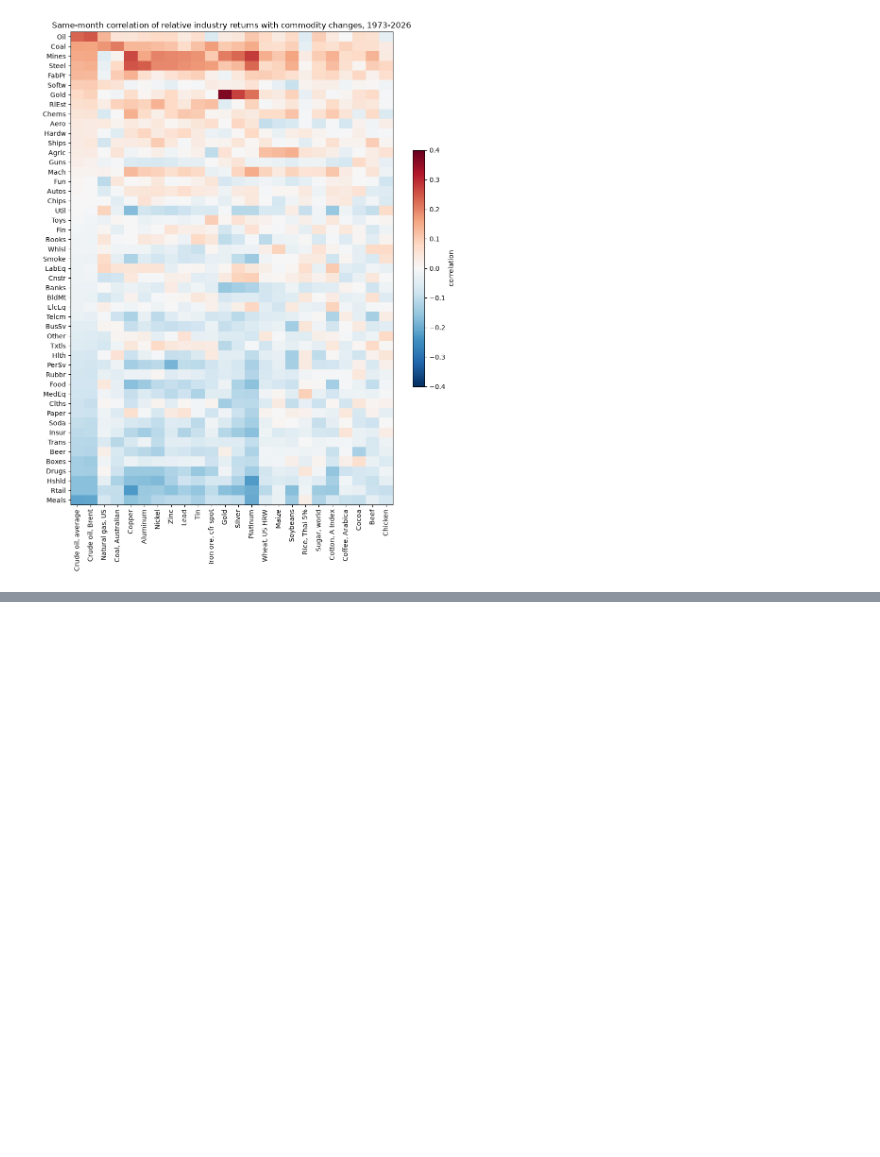
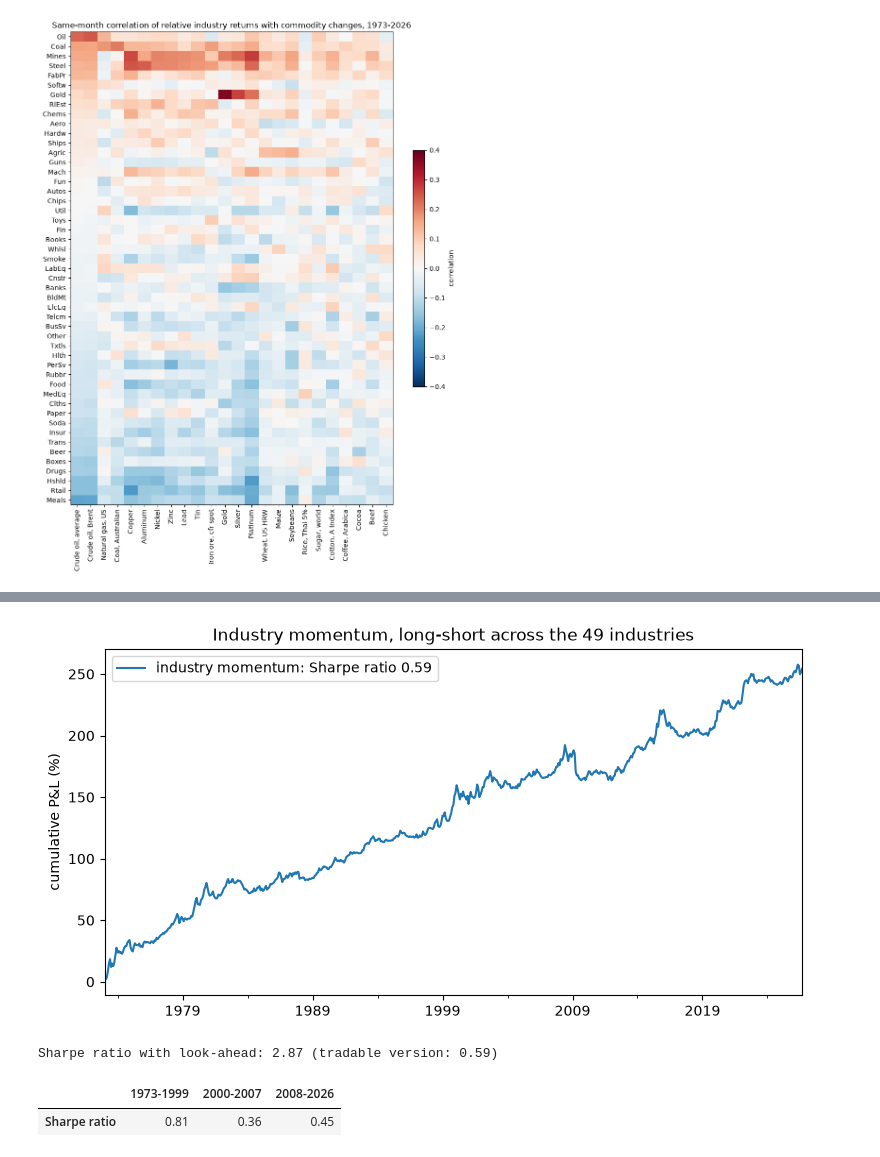
Before and after one commit to SelimLali/Machine_Learning_Trading, a Jupyter notebook: commodities_lead_industries.ipynb, the cells around one changed output, grey strips where cells are left out. Cells and saved outputs as stored; diff of their text form; code cells hidden in the pictures; blank space fills up the shorter version.

```diff
--- a/commodities_lead_industries.ipynb
+++ b/commodities_lead_industries.ipynb
@@ -344,0 +382,48 @@ summary
+# %%
+def sharpe_ratio(pnl):
+    """Annualised Sharpe ratio of a monthly P&L series."""
+    return np.sqrt(12) * pnl.mean() / pnl.std()
+
+
+def long_short_positions(predictions):
+    """Cash-neutral positions from one month of predictions: demeaned across industries, gross leverage of one."""
+    centered = predictions - predictions.mean()
+    return centered / centered.abs().sum()
+
+
+def backtest(predictions, returns, start=EVALUATION_START):
+    """Monthly P&L of the long-short portfolio built from the predictions at t and held during t+1."""
+    positions = predictions.apply(long_short_positions, axis=1)  # one row of positions per month
+    pnl = (positions.shift(1) * returns).sum(axis=1)  # positions decided at t earn the returns of t+1
+    return pnl.loc[start:]
+
+
+def plot_pnl(pnls, title):
+    """Cumulative P&L (in %, not compounded) of one or several strategies, with their Sharpe ratios."""
+    pnls = pd.DataFrame(pnls)
+    ax = pnls.cumsum().plot(title=title)
+    ax.legend([f"{name}: Sharpe ratio {sharpe_ratio(pnls[name]):.2f}" for name in pnls.columns])
+    ax.set_xlabel("")
+    ax.set_ylabel("cumulative P&L (%)")
+    plt.show()
+# %%
+momentum_prediction = industry_returns.rolling(12).mean()  # average return over the past 12 months, known at t
+pnl_momentum = backtest(momentum_prediction, industry_returns).rename("industry momentum")
+plot_pnl(pnl_momentum, "Industry momentum, long-short across the 49 industries")
+
+# Timing check: the same positions applied in the month they are computed (not tradable)
+positions = momentum_prediction.apply(long_short_positions, axis=1)
+look_ahead_pnl = (positions * industry_returns).sum(axis=1).loc[EVALUATION_START:]
+print(f"Sharpe ratio with look-ahead: {sharpe_ratio(look_ahead_pnl):.2f} (tradable version: {sharpe_ratio(pnl_momentum):.2f})")
+# %% [output]
+[figure, added]
+Sharpe ratio with look-ahead: 2.87 (tradable version: 0.59)
+# %%
+# Sharpe ratio of industry momentum by sub-period
+sub_periods = {"1973-1999": pnl_momentum.loc["1973":"1999"],
+               "2000-2007": pnl_momentum.loc["2000":"2007"],
+               "2008-2026": pnl_momentum.loc["2008":]}
+pd.Series({name: sharpe_ratio(pnl) for name, pnl in sub_periods.items()}, name="Sharpe ratio").round(2).to_frame().T
+# %% [output]
+|  | 1973-1999 | 2000-2007 | 2008-2026 |
+| Sharpe ratio | 0.81 | 0.36 | 0.45 |
```
Also changed, not shown: parts of 5 cells of this notebook.
